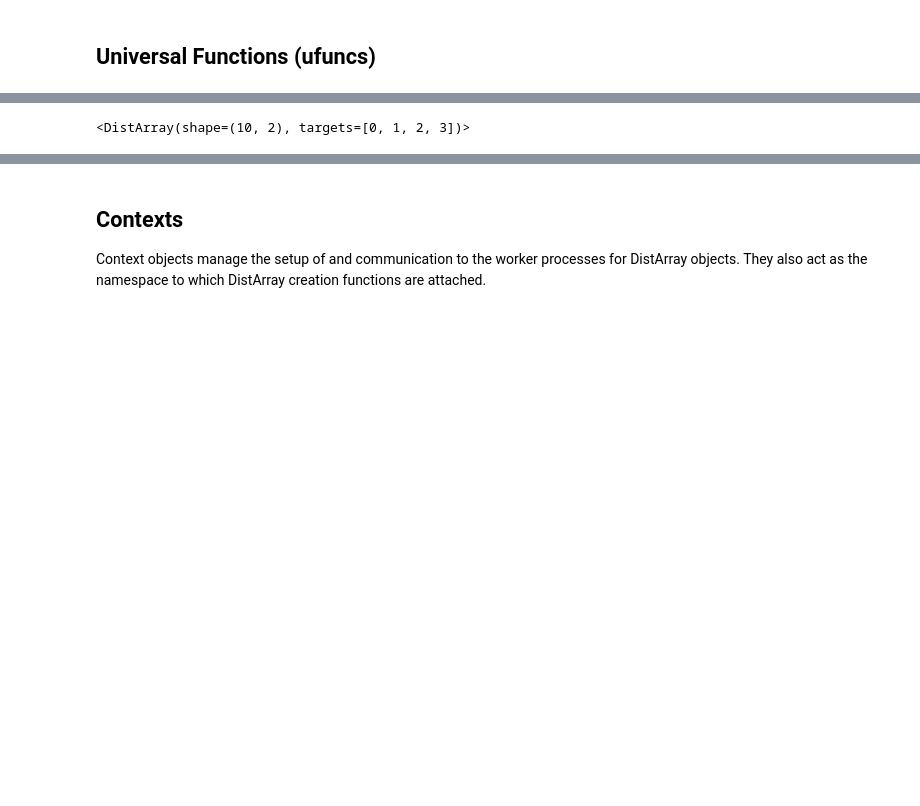
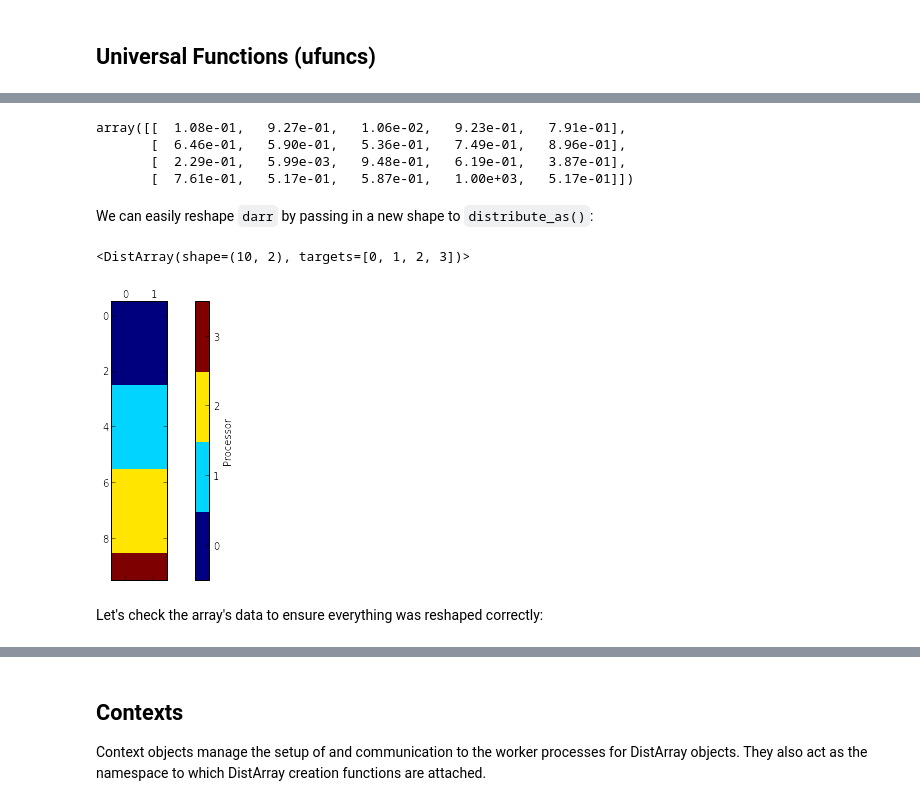
Before and after one commit to enthought/distarray, a Jupyter notebook: examples/features.ipynb, the cells around one changed output, grey strips where cells are left out. Cells and saved outputs as stored; diff of their text form; code cells hidden in the pictures; blank space fills up the shorter version.

```diff
--- a/examples/features.ipynb
+++ b/examples/features.ipynb
@@ -309,9 +324,20 @@ array([[ 0.44,  0.87,  0.87,  0.22,  0.23],
+# %%
+darr.toarray()
+# %% [output]
+array([[  1.08e-01,   9.27e-01,   1.06e-02,   9.23e-01,   7.91e-01],
+       [  6.46e-01,   5.90e-01,   5.36e-01,   7.49e-01,   8.96e-01],
+       [  2.29e-01,   5.99e-03,   9.48e-01,   6.19e-01,   3.87e-01],
+       [  7.61e-01,   5.17e-01,   5.87e-01,   1.00e+03,   5.17e-01]])
+# %% [markdown]
+We can easily reshape `darr` by passing in a new shape to `distribute_as()`:
 # %%
-# simple reshaping
 reshaped = darr.distribute_as((10, 2))
-reshaped
+plot_array_distribution(reshaped, process_coords, cell_label=False, legend=True)
 # %% [output]
 <DistArray(shape=(10, 2), targets=[0, 1, 2, 3])>
+[figure, added]
+# %% [markdown]
+Let's check the array's data to ensure everything was reshaped correctly:
 # %%
 reshaped.toarray()
 # %% [output]
```
Also changed, not shown: parts of 110 cells of this notebook.
